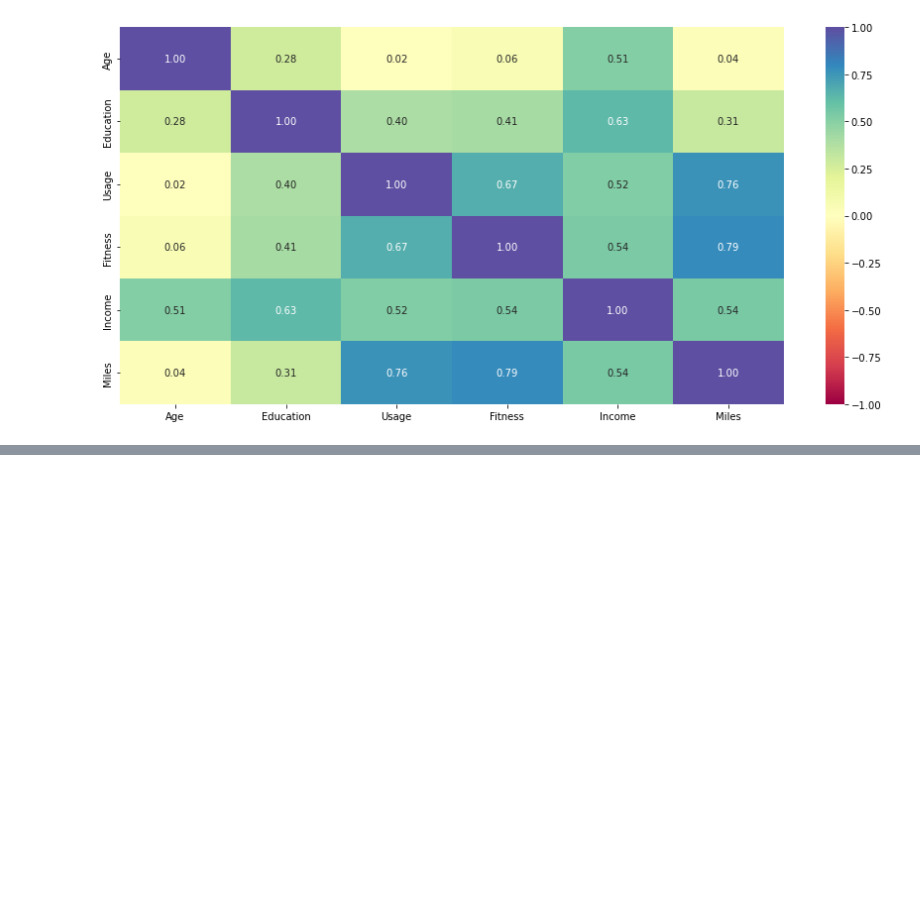
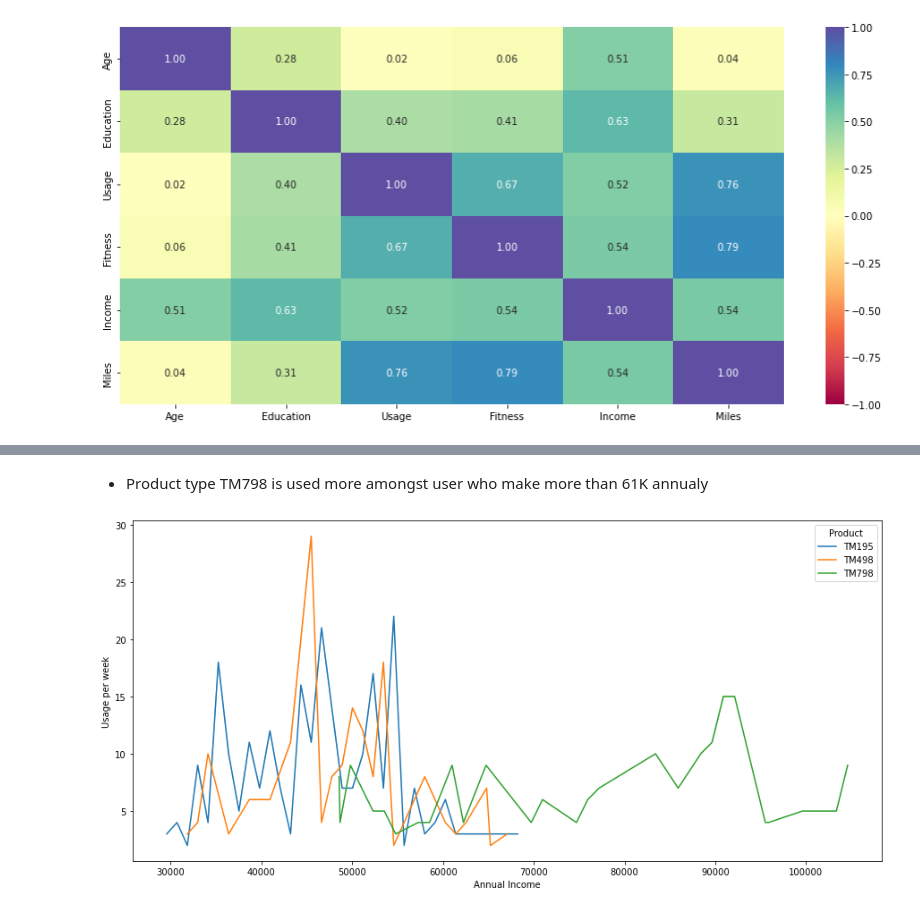
Before and after one commit to miricoder/projects, a Jupyter notebook: FAIML/Cardio_Good_Fitness_Project.ipynb, the cells around one changed output, grey strips where cells are left out. Saved outputs shown, nothing was run; the diff lists cells and outputs as text; code cells hidden in the pictures; blank space fills up the shorter version.

```diff
--- a/FAIML/Cardio_Good_Fitness_Project.ipynb
+++ b/FAIML/Cardio_Good_Fitness_Project.ipynb
@@ -571,0 +601,11 @@ plt.xticks(rotation=90);
+# %% [markdown]
+* Product type TM798 is used more amongst user who make more than 61K annualy
+# %%
+# Plotting the Usage per week as income increases
+plt.figure(figsize=(15,7))
+sns.lineplot(data=df, x="Income", y="Usage", hue="Product", estimator="sum", ci=False)
+plt.ylabel("Usage per week")
+plt.xlabel("Annual Income")
+plt.show()
+# %% [output]
+[figure, added]
```
Also changed, not shown: parts of 22 cells of this notebook.
